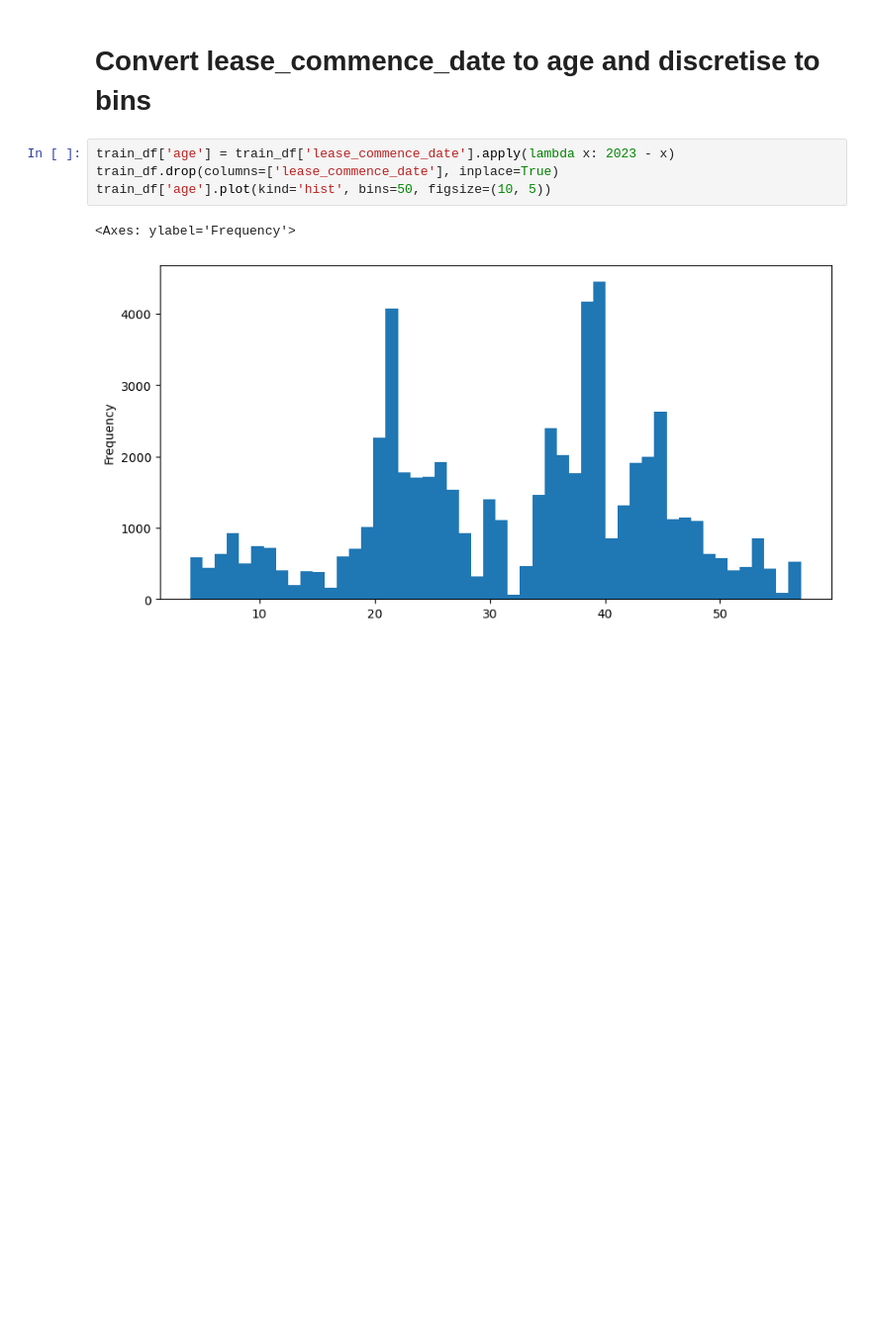
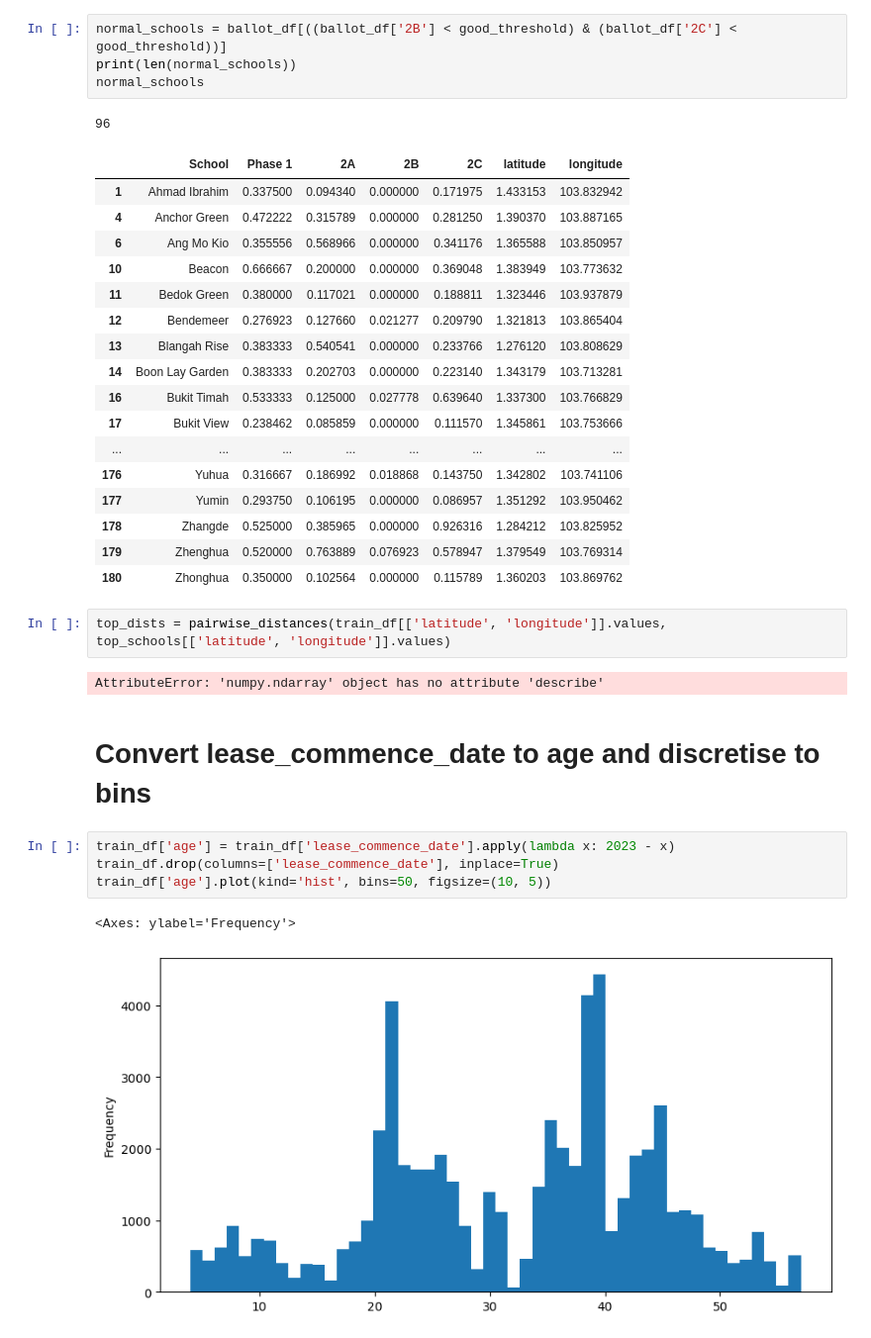
Before and after one commit to luchungi/CS5228, a Jupyter notebook: Feature_Engineering.ipynb, the cells around one changed output. Shown: that part at 99% size. Cells and saved outputs as stored; diff of their text form; blank space fills up the shorter version.

```diff
--- a/Feature_Engineering.ipynb
+++ b/Feature_Engineering.ipynb
@@ -17,3 +126,30 @@ train_df.head()
+# %%
+normal_schools = ballot_df[((ballot_df['2B'] < good_threshold) & (ballot_df['2C'] < good_threshold))]
+print(len(normal_schools))
+normal_schools
+# %% [output]
+96
+|  | School | Phase 1 | 2A | 2B | 2C | latitude | longitude |
+| 1 | Ahmad Ibrahim | 0.337500 | 0.094340 | 0.000000 | 0.171975 | 1.433153 | 103.832942 |
+| 4 | Anchor Green | 0.472222 | 0.315789 | 0.000000 | 0.281250 | 1.390370 | 103.887165 |
+| 6 | Ang Mo Kio | 0.355556 | 0.568966 | 0.000000 | 0.341176 | 1.365588 | 103.850957 |
+| 10 | Beacon | 0.666667 | 0.200000 | 0.000000 | 0.369048 | 1.383949 | 103.773632 |
+| 11 | Bedok Green | 0.380000 | 0.117021 | 0.000000 | 0.188811 | 1.323446 | 103.937879 |
+| 12 | Bendemeer | 0.276923 | 0.127660 | 0.021277 | 0.209790 | 1.321813 | 103.865404 |
+| 13 | Blangah Rise | 0.383333 | 0.540541 | 0.000000 | 0.233766 | 1.276120 | 103.808629 |
+| 14 | Boon Lay Garden | 0.383333 | 0.202703 | 0.000000 | 0.223140 | 1.343179 | 103.713281 |
+| 16 | Bukit Timah | 0.533333 | 0.125000 | 0.027778 | 0.639640 | 1.337300 | 103.766829 |
+| 17 | Bukit View | 0.238462 | 0.085859 | 0.000000 | 0.111570 | 1.345861 | 103.753666 |
+| ... | ... | ... | ... | ... | ... | ... | ... |
+| 176 | Yuhua | 0.316667 | 0.186992 | 0.018868 | 0.143750 | 1.342802 | 103.741106 |
+| 177 | Yumin | 0.293750 | 0.106195 | 0.000000 | 0.086957 | 1.351292 | 103.950462 |
+| 178 | Zhangde | 0.525000 | 0.385965 | 0.000000 | 0.926316 | 1.284212 | 103.825952 |
+| 179 | Zhenghua | 0.520000 | 0.763889 | 0.076923 | 0.578947 | 1.379549 | 103.769314 |
+| 180 | Zhonghua | 0.350000 | 0.102564 | 0.000000 | 0.115789 | 1.360203 | 103.869762 |
+# %%
+top_dists = pairwise_distances(train_df[['latitude', 'longitude']].values, top_schools[['latitude', 'longitude']].values)
+# %% [output]
+AttributeError: 'numpy.ndarray' object has no attribute 'describe'
 # %% [markdown]
 # Convert lease_commence_date to age and discretise to bins
 # %%
```
Also changed, not shown: parts of 19 cells of this notebook.
